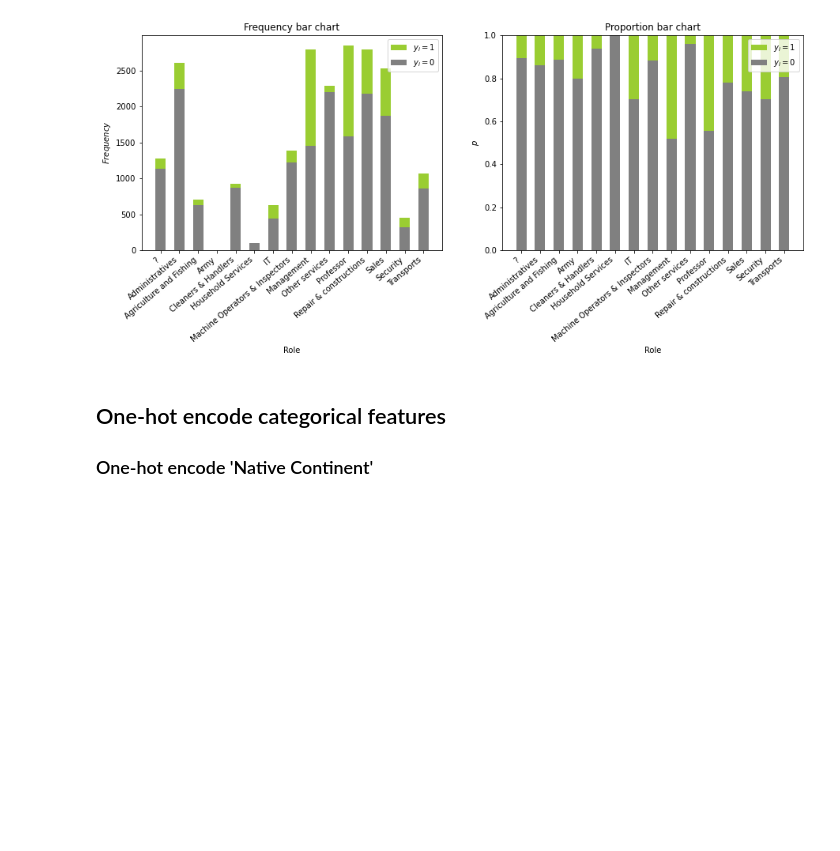
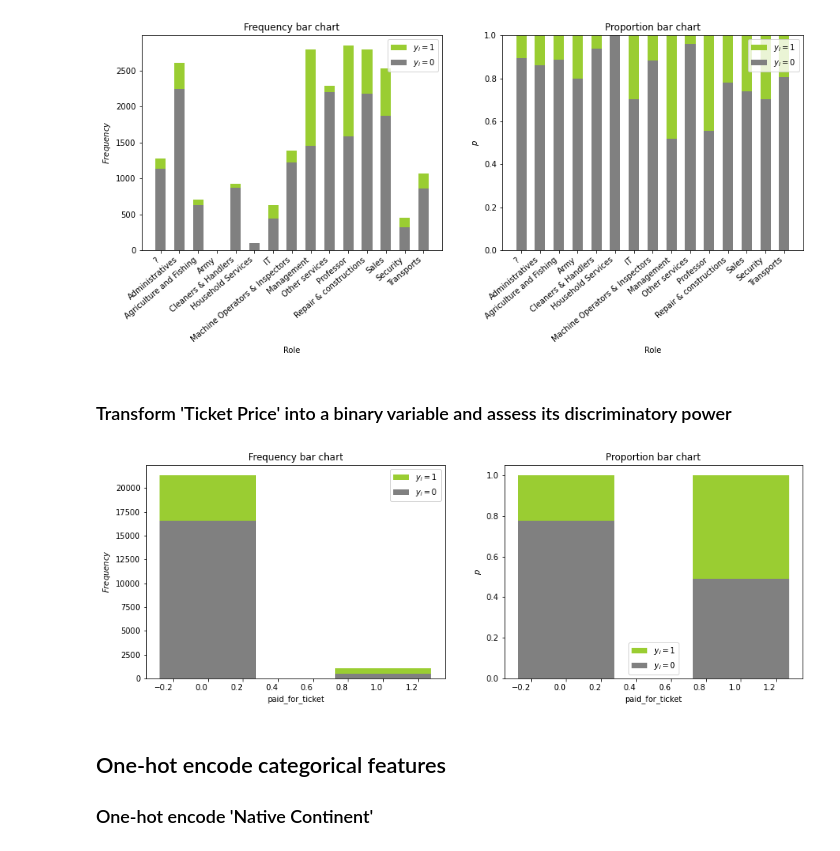
Before and after one commit to ph1001/Group-Project-Machine-Learning-Group-50, a Jupyter notebook: Group50_ML202021_Predictive_Notebook.ipynb, the cells around one changed output. Drawn from its saved outputs; the diff is of its cells as text; code cells hidden in the pictures; blank space fills up the shorter version.

```diff
--- a/Group50_ML202021_Predictive_Notebook.ipynb
+++ b/Group50_ML202021_Predictive_Notebook.ipynb
@@ -324,6 +337,21 @@ bar_charts_categorical(train, 'Employment Sector', 'Income', 30)
 bar_charts_categorical(train, 'Role', 'Income', 40)
 # %% [output]
 [figure]
+# %% [markdown]
+### Transform 'Ticket Price' into a binary variable and assess its discriminatory power
+# %%
+def make_binary(item):
+    if item!=0:
+        item=1
+    return item
+
+paid_for_ticket = train['Ticket Price'].map(lambda x:make_binary(x))
+train_copy = train.copy()
+train_copy.insert(loc=train_copy.shape[1]-1 , column='paid_for_ticket', value=paid_for_ticket)
+
+bar_charts_categorical(train_copy, 'paid_for_ticket', 'Income', 0)
+# %% [output]
+[figure, added]
 # %% [markdown]
 ## One-hot encode categorical features
 ### One-hot encode 'Native Continent'
```
Also changed, not shown: parts of 1 cell of this notebook.
